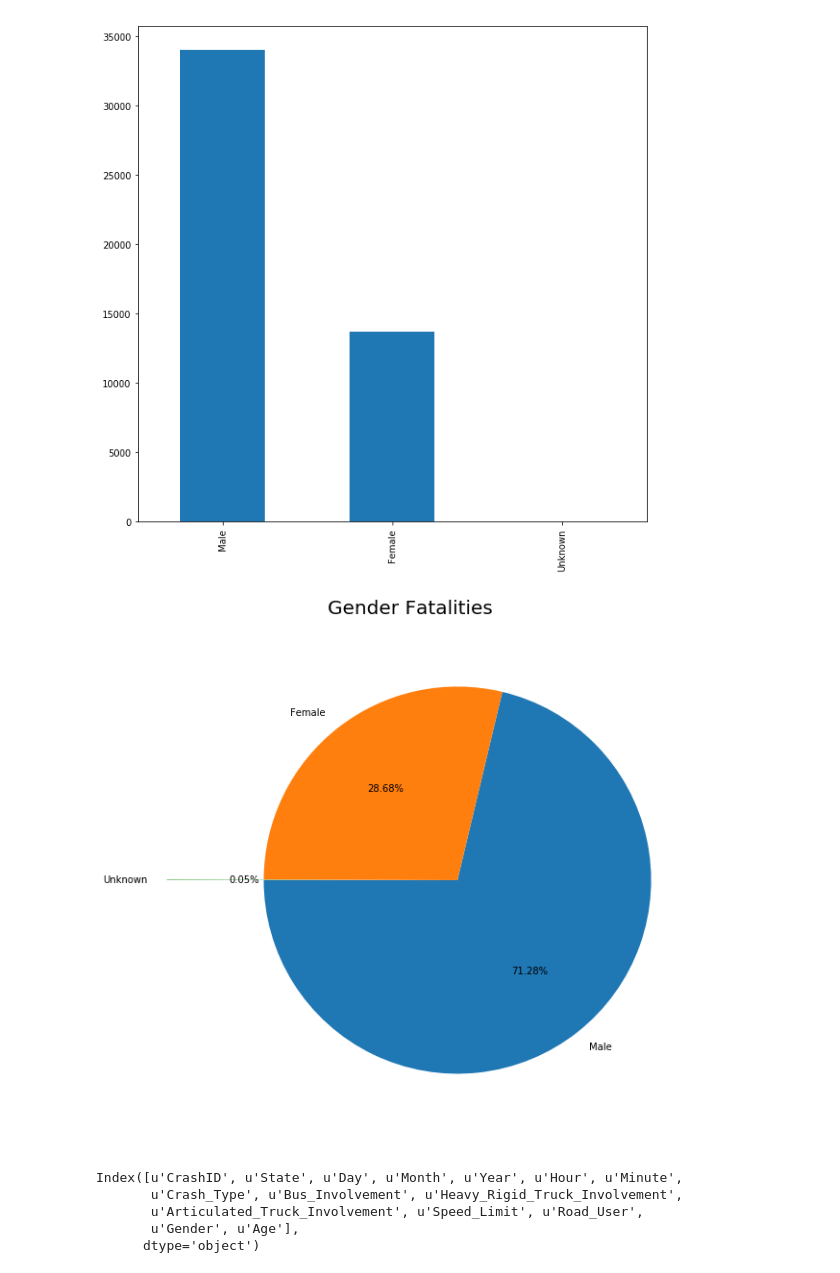
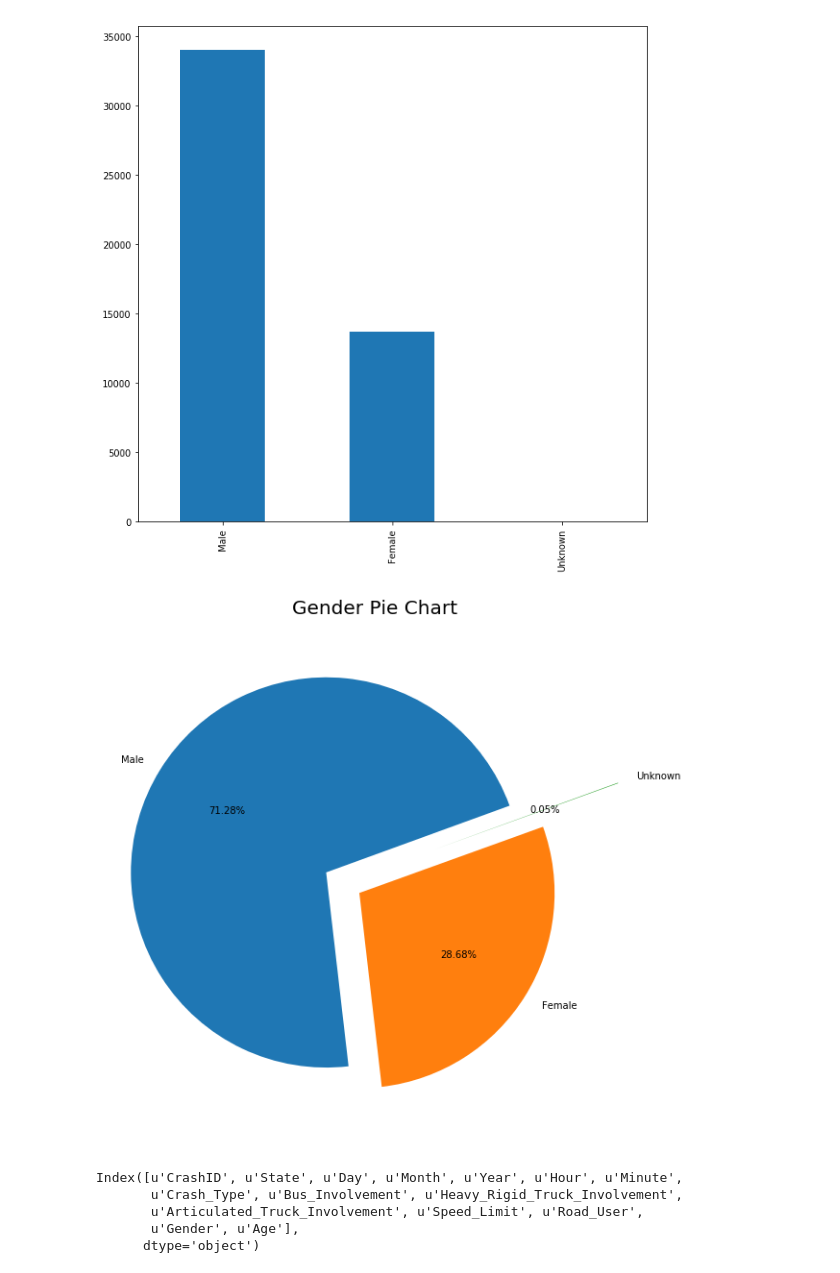
Before and after one commit to Jeyreymey/My-first-website, a Jupyter notebook: Road Crashes in Australia.ipynb, the cells around one changed output. Saved outputs shown, nothing was run; the diff lists cells and outputs as text; code cells hidden in the pictures.

```diff
--- a/Road Crashes in Australia.ipynb
+++ b/Road Crashes in Australia.ipynb
@@ -252,18 +252,18 @@ unknown_fatality = 22
 total_sum = 47740
 # %%
 labels = 'Male', 'Female', 'Unknown'
-sizes = [(male_fatality/total_sum), (female_fatality/total_sum), (unknown_fatality/total_sum)]
-explode = (0, 0, 0.5)
+sizes = (male_fatality/total_sum), (female_fatality/total_sum), (unknown_fatality/total_sum)
+explode = (0.1, 0.1, 0.5)
 
 fig1, ax1 = plt.subplots()
-ax1.pie(sizes, explode= explode, labels=labels, autopct='%1.2f%%',
-        shadow=False, startangle=180)
+ax1.pie(sizes, explode=explode, labels=labels, autopct='%1.2f%%',
+        shadow=False, startangle=20)
 ax1.axis('equal')
-plt.title("Gender Fatalities",fontsize=20)
+plt.title("Gender Pie Chart", fontsize=20)
 
 plt.show()
 # %% [output]
-[figure, old version]
+[figure, new version]
 # %%
 fatal_data.columns
 # %% [output]
```
Also changed, not shown: parts of 4 cells of this notebook.
